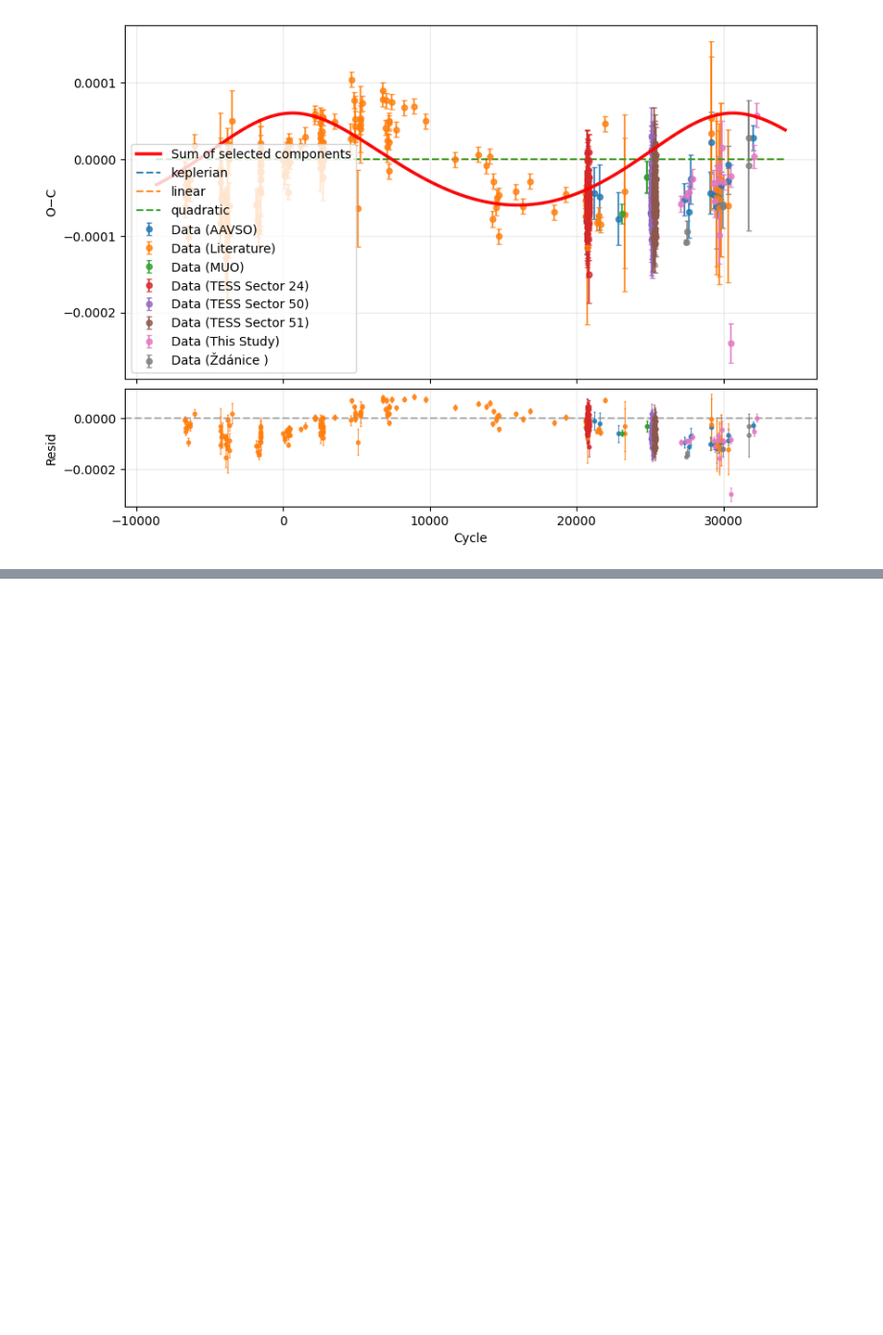
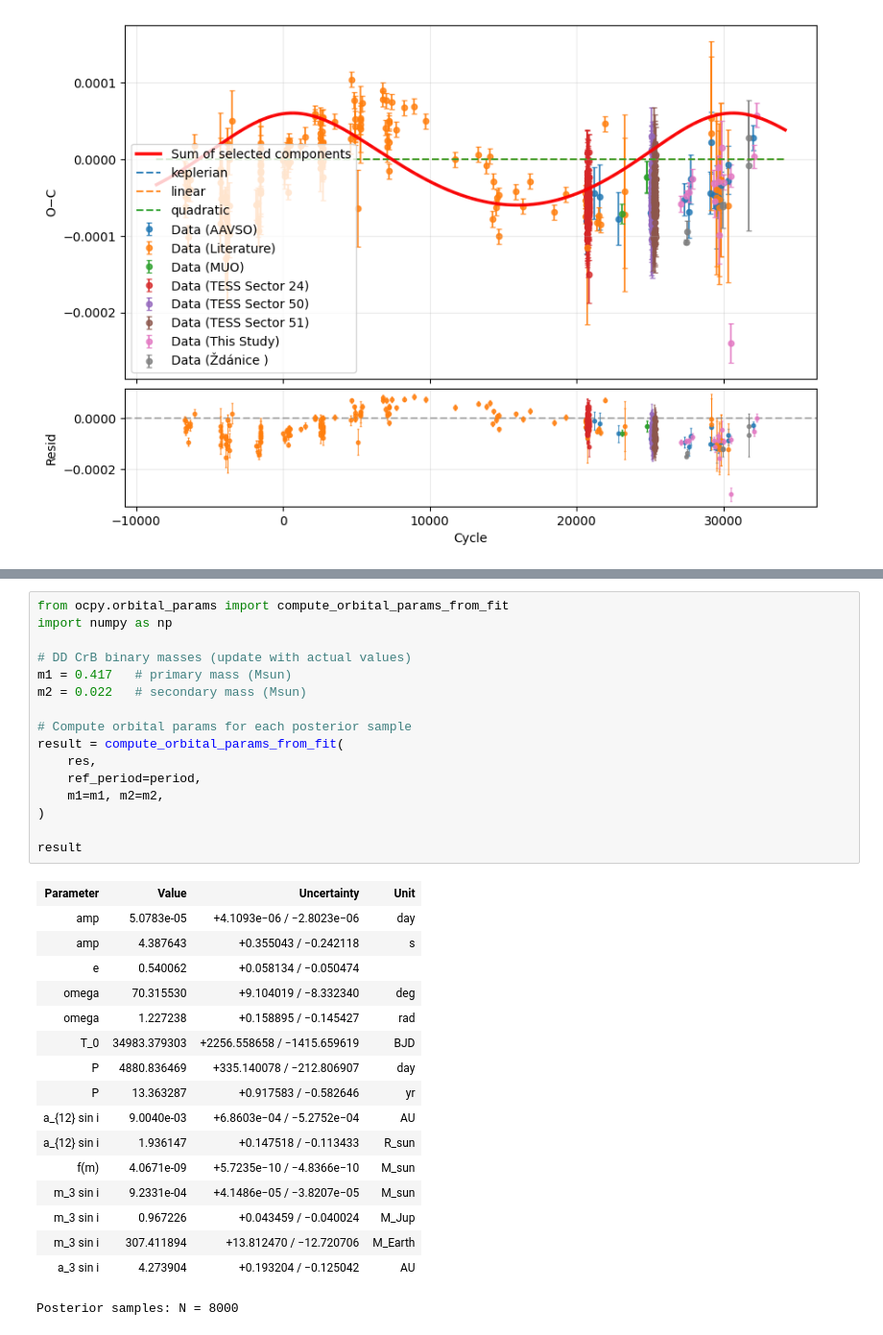
Before and after one commit to baris-guler/oc_py, a Jupyter notebook: src/exe/dd crb/dd_crb_keplerian_pymc.ipynb, the cells around one changed output, grey strips where cells are left out. Shown at 96% size. Drawn from its saved outputs; the diff is of its cells as text; blank space fills up the shorter version.

```diff
--- a/src/exe/dd crb/dd_crb_keplerian_pymc.ipynb
+++ b/src/exe/dd crb/dd_crb_keplerian_pymc.ipynb
@@ -101,0 +103,34 @@ oc.corner(res)
+# %%
+from ocpy.orbital_params import compute_orbital_params_from_fit
+import numpy as np
+
+# DD CrB binary masses (update with actual values)
+m1 = 0.417   # primary mass (Msun)
+m2 = 0.022   # secondary mass (Msun)
+
+# Compute orbital params for each posterior sample
+result = compute_orbital_params_from_fit(
+    res,
+    ref_period=period,
+    m1=m1, m2=m2,
+)
+
+result
+# %% [output]
+| Parameter | Value | Uncertainty | Unit |
+| amp | 5.0783e-05 | +4.1093e−06 / −2.8023e−06 | day |
+| amp | 4.387643 | +0.355043 / −0.242118 | s |
+| e | 0.540062 | +0.058134 / −0.050474 |  |
+| omega | 70.315530 | +9.104019 / −8.332340 | deg |
+| omega | 1.227238 | +0.158895 / −0.145427 | rad |
+| T_0 | 34983.379303 | +2256.558658 / −1415.659619 | BJD |
+| P | 4880.836469 | +335.140078 / −212.806907 | day |
+| P | 13.363287 | +0.917583 / −0.582646 | yr |
+| a_{12} sin i | 9.0040e-03 | +6.8603e−04 / −5.2752e−04 | AU |
+| a_{12} sin i | 1.936147 | +0.147518 / −0.113433 | R_sun |
+| f(m) | 4.0671e-09 | +5.7235e−10 / −4.8366e−10 | M_sun |
+| m_3 sin i | 9.2331e-04 | +4.1486e−05 / −3.8207e−05 | M_sun |
+| m_3 sin i | 0.967226 | +0.043459 / −0.040024 | M_Jup |
+| m_3 sin i | 307.411894 | +13.812470 / −12.720706 | M_Earth |
+| a_3 sin i | 4.273904 | +0.193204 / −0.125042 | AU |
+Posterior samples: N = 8000
```
Also changed, not shown: parts of 3 cells of this notebook, 18 other files.
